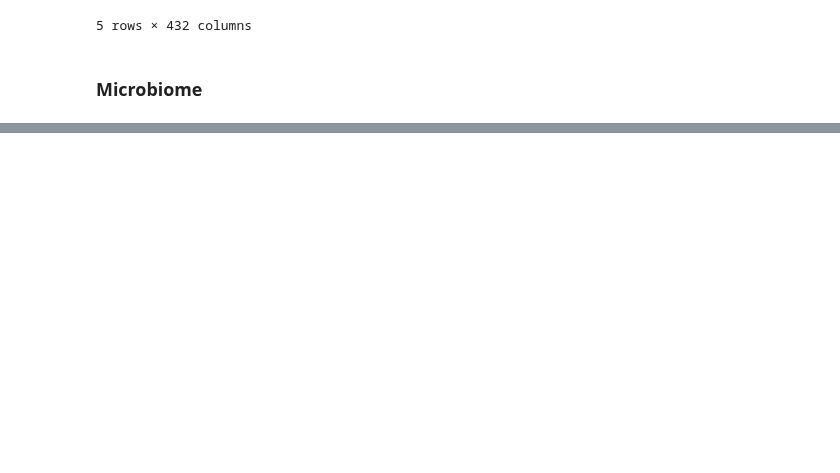
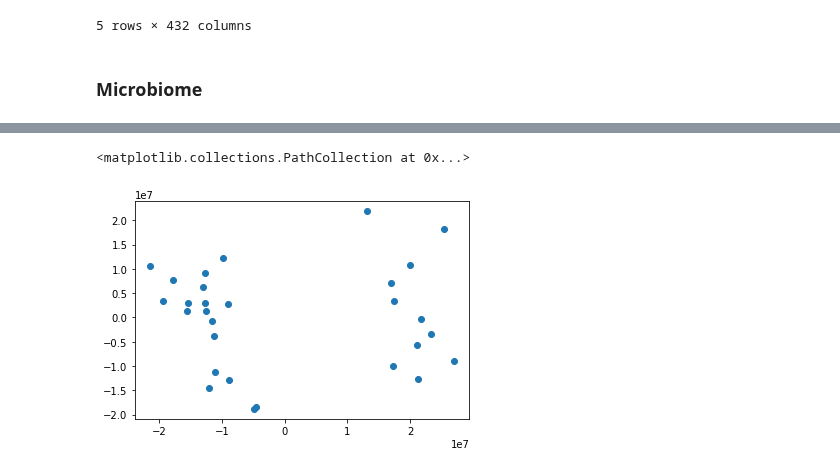
Before and after one commit to sterrettJD/GT-micro-metabo, a Jupyter notebook: analysis/GT_in_plasma.ipynb, the cells around one changed output, grey strips where cells are left out. Cells and saved outputs as stored; diff of their text form; code cells hidden in the pictures; blank space fills up the shorter version.

```diff
--- a/analysis/GT_in_plasma.ipynb
+++ b/analysis/GT_in_plasma.ipynb
@@ -80,0 +116,8 @@ microbiome = pd.DataFrame(microbiome_mat, columns=microbiome.columns, index=micr
+# %%
+aqueous_pca = PCA(n_components=3)
+aqueous_pca_res = aqueous_pca.fit_transform(raw_aqueous.drop(metabo_info_cols, axis=0))
+# %%
+plt.scatter(aqueous_pca_res[:,0], aqueous_pca_res[:,1])
+# %% [output]
+<matplotlib.collections.PathCollection at 0x...>
+[figure, added]
```
Also changed, not shown: parts of 7 cells of this notebook.
